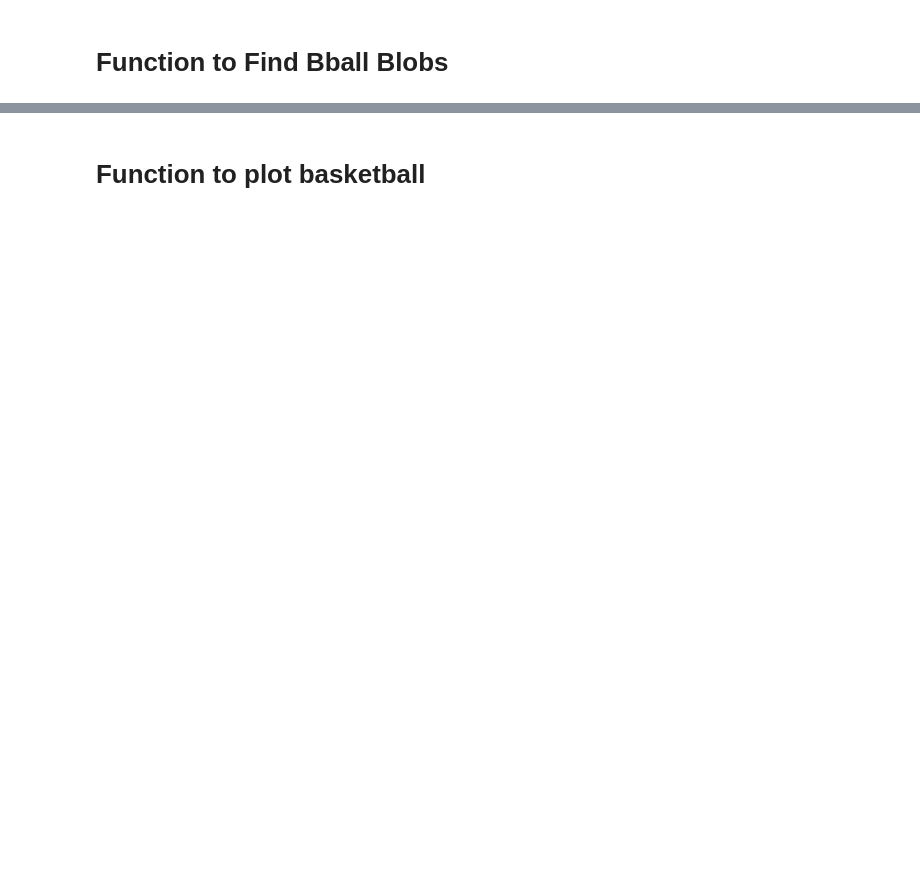
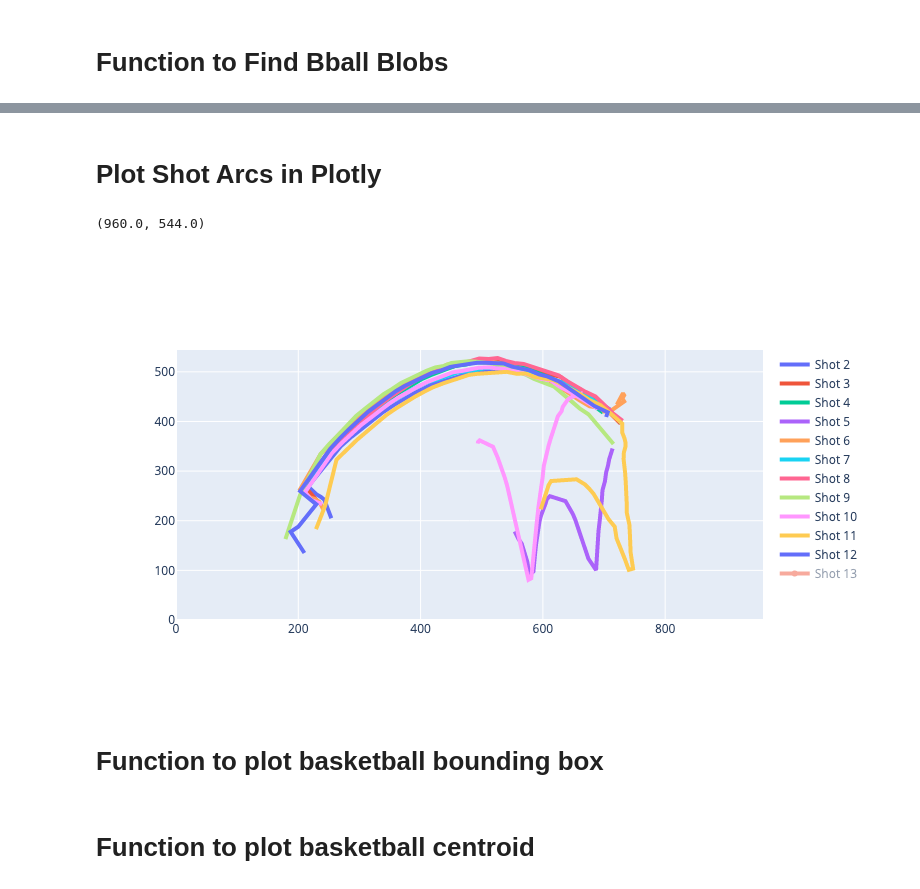
Before and after one commit to icarusoars/bball-shot-tracker, a Jupyter notebook: notebooks/03_detect_shot.ipynb, the cells around one changed output, grey strips where cells are left out. Cells and saved outputs as stored; diff of their text form; code cells hidden in the pictures; blank space fills up the shorter version.

Commit message:
shot arc analysis

```diff
--- a/notebooks/03_detect_shot.ipynb
+++ b/notebooks/03_detect_shot.ipynb
@@ -565,0 +590,28 @@ plt.scatter(bballs_df['frame_idx'], bballs_df['y'])
+# %%
+def add_shot_info_to_df(bball_df):
+    df = bball_df.copy(deep = True)
+
+    df = df[df['is_bball'] == True]
+    df['shot_idx'] = 0
+
+    # group basketballs into shots based on their frame indices
+    cur_frame = df['frame_idx'].iloc[0]
+    cur_shot_idx = 0
+    FRAME_TOL = 10
+    for i, blob in df.iterrows():
+        if blob['frame_idx'] > cur_frame + 10:
+            cur_shot_idx += 1
+
+        df.loc[i, 'shot_idx'] = cur_shot_idx
+        cur_frame = blob['frame_idx']
+
+    # drop any shots where there are not enough frames or too many frames
+    df = df.groupby("shot_idx").filter(lambda x: len(x) >= 15 and len(x) <= 85)
+
+    # label the basketballs before they hit the rim
+
+    return df
+# %%
+bball_info_df = add_shot_info_to_df(bball_blobs_df)
+# bball_info_df.to_csv("bball_info_df_2.csv")
+bball_info_df.head()
@@ -565,0 +625,2 @@ plt.scatter(bballs_df['frame_idx'], bballs_df['y'])
+# %% [markdown]
+# Plot Shot Arcs in Plotly
@@ -565,0 +629,5 @@ plt.scatter(bballs_df['frame_idx'], bballs_df['y'])
+# %%
+# stores width, height
+frame_dim
+# %% [output]
+(960.0, 544.0)
@@ -565,0 +636,19 @@ plt.scatter(bballs_df['frame_idx'], bballs_df['y'])
+# %%
+fig = go.Figure()
+fig.update_xaxes(range=[0, frame_dim[0]])
+fig.update_yaxes(range=[0, frame_dim[1]])
+
+
+for name, group in bball_info_df.groupby('shot_idx'):
+    trace = go.Scatter(line = dict(width=4))
+    trace.name = f"Shot {name}"
+    trace.x = group['x'] + group['width']/2
+    trace.y = frame_dim[1] - (group['y'] + group['height']/2)
+    fig.add_trace(trace)
+
+
+fig.show()
+# %% [output]
+[figure, added]
+# %% [markdown]
+# Function to plot basketball bounding box
@@ -566,2 +669,2 @@ plt.scatter(bballs_df['frame_idx'], bballs_df['y'])
 # %% [markdown]
-# Function to plot basketball
+# Function to plot basketball centroid
```
Also changed, not shown: parts of 28 cells of this notebook, 22 other files.
